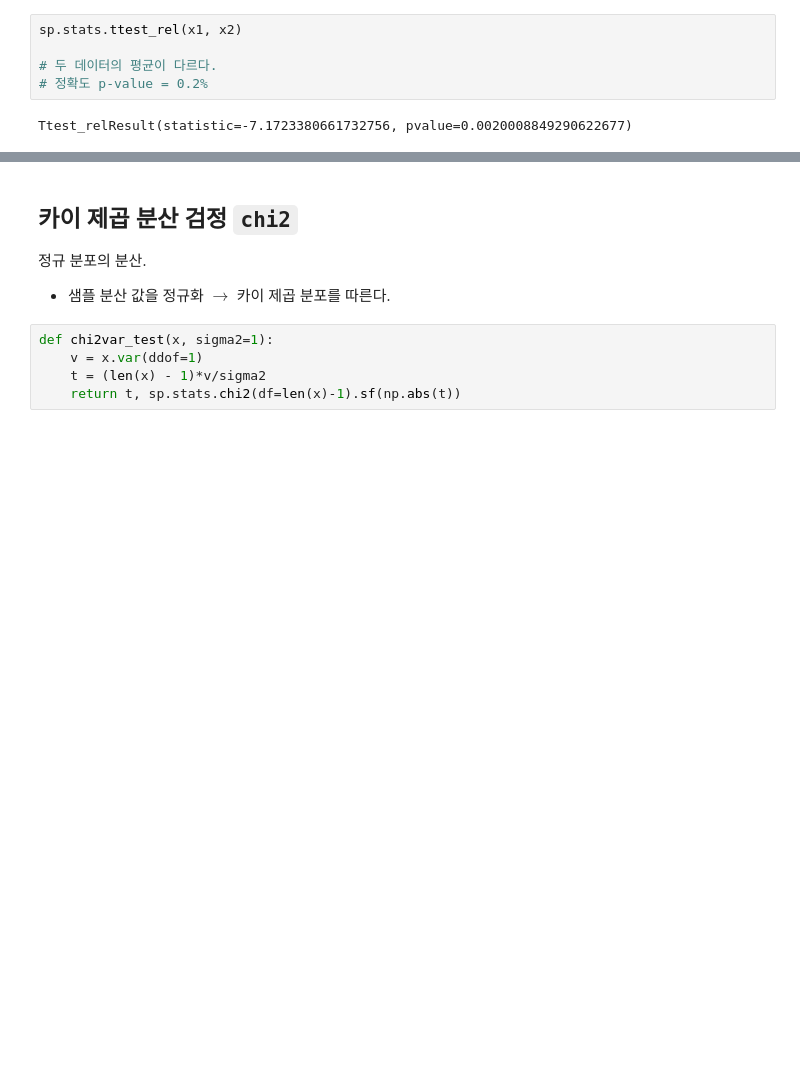
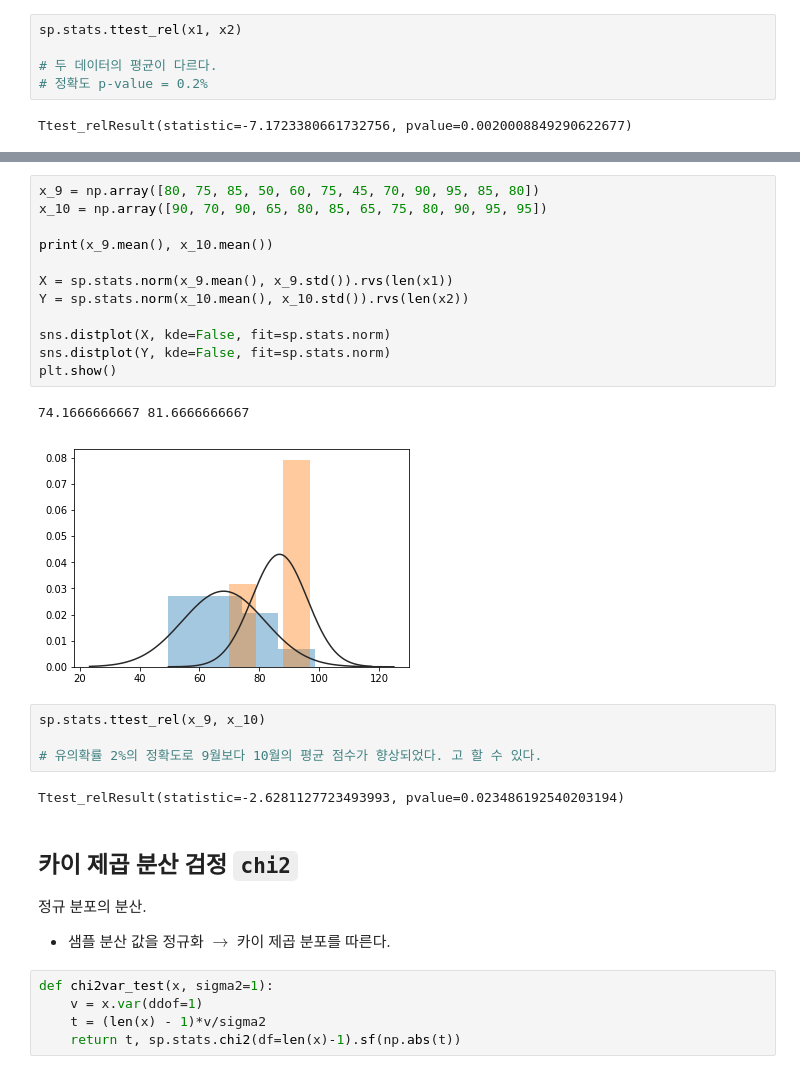
Before and after one commit to lucaseo/TIL, a Jupyter notebook: 3_math_for_datascience/06_Test_ParameterEstimation/20180226_06_03_basic_testing_SciPy.ipynb, the cells around one changed output, grey strips where cells are left out. Saved outputs shown, nothing was run; the diff lists cells and outputs as text; blank space fills up the shorter version.

```diff
--- a/3_math_for_datascience/06_Test_ParameterEstimation/20180226_06_03_basic_testing_SciPy.ipynb
+++ b/3_math_for_datascience/06_Test_ParameterEstimation/20180226_06_03_basic_testing_SciPy.ipynb
@@ -249,3 +375,24 @@ Ttest_relResult(statistic=-7.1723380661732756, pvalue=0.0020008849290622677)
+# %%
+x_9 = np.array([80, 75, 85, 50, 60, 75, 45, 70, 90, 95, 85, 80])
+x_10 = np.array([90, 70, 90, 65, 80, 85, 65, 75, 80, 90, 95, 95])
+
+print(x_9.mean(), x_10.mean())
+
+X = sp.stats.norm(x_9.mean(), x_9.std()).rvs(len(x1))
+Y = sp.stats.norm(x_10.mean(), x_10.std()).rvs(len(x2))
+
+sns.distplot(X, kde=False, fit=sp.stats.norm)
+sns.distplot(Y, kde=False, fit=sp.stats.norm)
+plt.show()
+# %% [output]
+74.1666666667 81.6666666667
+[figure, added]
+# %%
+sp.stats.ttest_rel(x_9, x_10)
+
+# 유의확률 2%의 정확도로 9월보다 10월의 평균 점수가 향상되었다. 고 할 수 있다.
+# %% [output]
+Ttest_relResult(statistic=-2.6281127723493993, pvalue=0.023486192540203194)
 # %% [markdown]
 ## 카이 제곱 분산 검정 `chi2`
 
```
Also changed, not shown: parts of 17 cells of this notebook, 1 other file.
